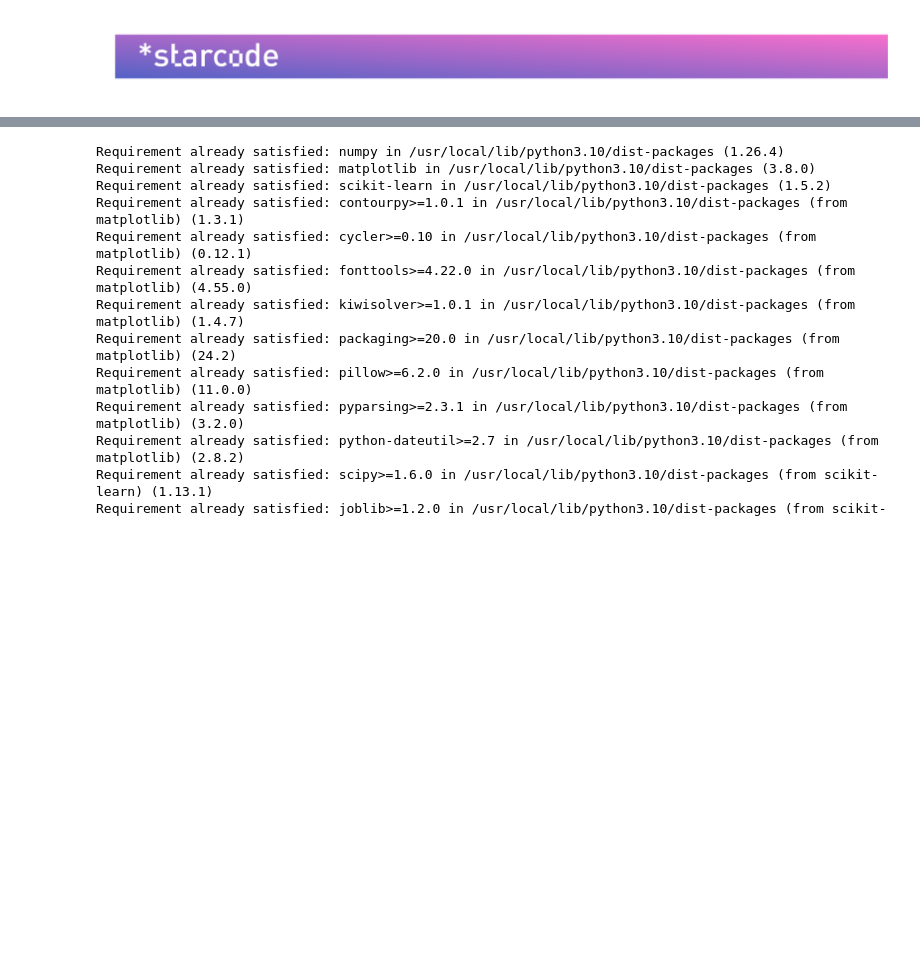
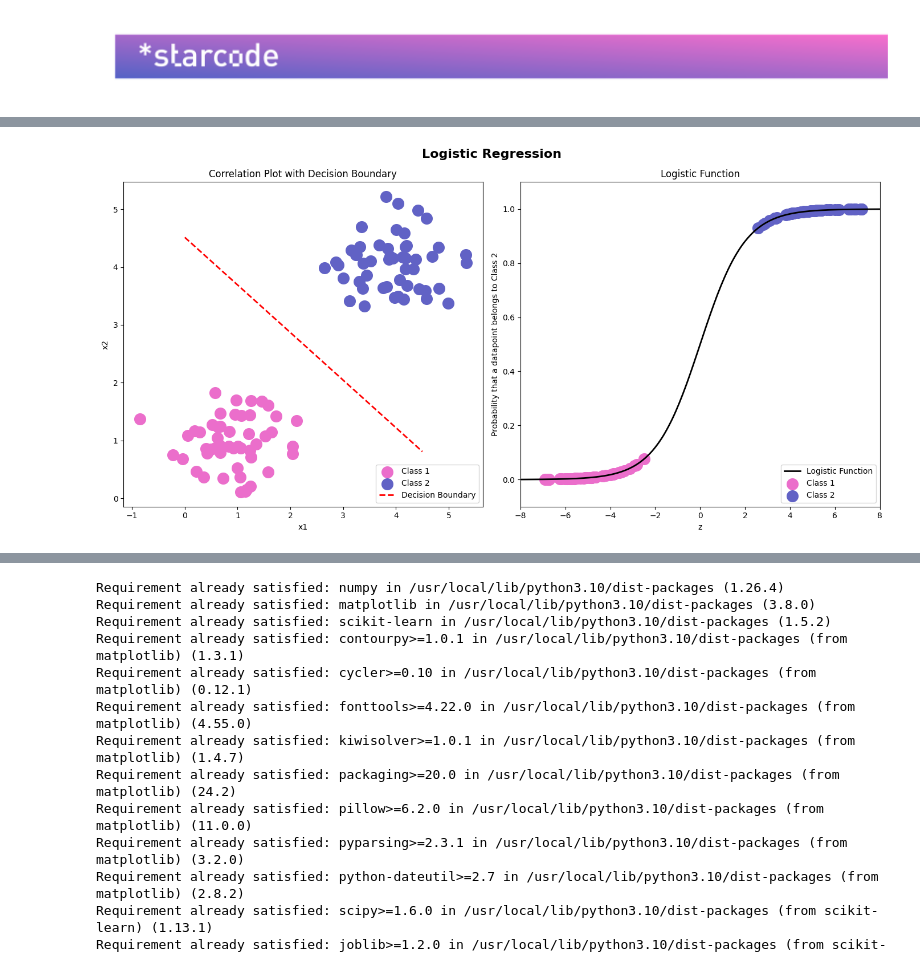
Before and after one commit to starcodecourses/Python-KI, a Jupyter notebook: Classification.ipynb, the cells around one changed output, grey strips where cells are left out. Saved outputs shown, nothing was run; the diff lists cells and outputs as text; code cells hidden in the pictures; blank space fills up the shorter version.

```diff
--- a/Classification.ipynb
+++ b/Classification.ipynb
@@ -26,0 +23,92 @@ Let's take a quick look at how this works using the planet classification exampl
+# %%
+#@title Click to show code
+
+import numpy as np
+import matplotlib.pyplot as plt
+from sklearn.linear_model import LogisticRegression
+
+# Set seed for reproducibility and number of points per class
+np.random.seed(42)
+n_points = 50
+
+# --------------------------------------
+# Generate 2D data for the feature space
+# --------------------------------------
+# First cluster (class 1): centered around (1,1)
+mean_class1 = [1, 1]
+cov = [[0.5, 0], [0, 0.2]]
+class1_points = np.random.multivariate_normal(mean_class1, cov, n_points)
+
+# White cluster (class 2): centered around (3,3)
+mean_class2 = [4, 4]
+class2_points = np.random.multivariate_normal(mean_class2, cov, n_points)
+
+# Combine data and labels for fitting
+X = np.vstack((class1_points, class2_points))
+y = np.hstack((np.zeros(n_points), np.ones(n_points)))
+
+# -------------------------------------
+# Fit Logistic Regression using sklearn
+# -------------------------------------
+model = LogisticRegression(solver='lbfgs')
+model.fit(X, y)
+
+# Extract coefficients: model predicts z = beta0 + beta1*x1 + beta2*x2
+beta0 = model.intercept_[0]
+beta1, beta2 = model.coef_[0]
+
+# ----------------------------------------------
+# Create figure with two subplots:
+# Left: 2D feature space with decision boundary.
+# Right: Logistic function plot with x-axis = z.
+# ----------------------------------------------
+fig, (ax_left, ax_right) = plt.subplots(1, 2, figsize=(14, 7))
+
+# Left Subplot: Data and Decision Boundary in Feature Space
+ax_left.scatter(class1_points[:, 0], class1_points[:, 1],
+                marker='o', s=200, color='#EB6ECB', label='Class 1')
+ax_left.scatter(class2_points[:, 0], class2_points[:, 1],
+                marker='o', s=200, color='#6162C5', label='Class 2')
+
+# Decision boundary where z = 0: b0 + b1*x1 + b2*x2 = 0  ⟹  x2 = -(b0 + b1*x1)/b2
+x1_range = np.linspace(0, 4.5, 100)
+x2_boundary = -(beta0 + beta1 * x1_range) / beta2
+ax_left.plot(x1_range, x2_boundary, 'r--', linewidth=2, label='Decision Boundary')
+
+ax_left.set_xlabel("x1")
+ax_left.set_ylabel("x2")
+ax_left.set_title("Correlation Plot with Decision Boundary")
+ax_left.legend(loc='lower right')
+
+# ----- Right Subplot: Logistic Function with x-axis as z -----
+# Plot the the logistic function
+z_vals = np.linspace(-8, 8, 200)
+p_vals = 1 / (1 + np.exp(-z_vals))
+ax_right.plot(z_vals, p_vals, 'k-', linewidth=2, label='Logistic Function')
+
+# Compute z for each data point
+z_all = model.decision_function(X)
+z_class1 = model.decision_function(class1_points)
+z_class2 = model.decision_function(class2_points)
+
+# Compute logistic probabilities for each data point
+p_class1 = 1 / (1 + np.exp(-z_class1))
+p_class2 = 1 / (1 + np.exp(-z_class2))
+
+ax_right.scatter(z_class1, p_class1,
+                 marker='o', s=200, color='#EB6ECB', label='Class 1')
+ax_right.scatter(z_class2, p_class2,
+                 marker='o', s=200, color='#6162C5', label='Class 2')
+
+ax_right.set_xlabel("z")
+ax_right.set_ylabel("Probability that a datapoint belongs to Class 2")
+ax_right.set_title("Logistic Function")
+ax_right.set_xlim(-8, 8)
+ax_right.set_ylim(-0.1, 1.1)
+ax_right.legend(loc='lower right')
+
+fig.suptitle("Logistic Regression", fontsize=16, fontweight='bold')
+plt.tight_layout()
+plt.show()
+# %% [output]
+[figure, added]
```
Also changed, not shown: parts of 19 cells of this notebook.
